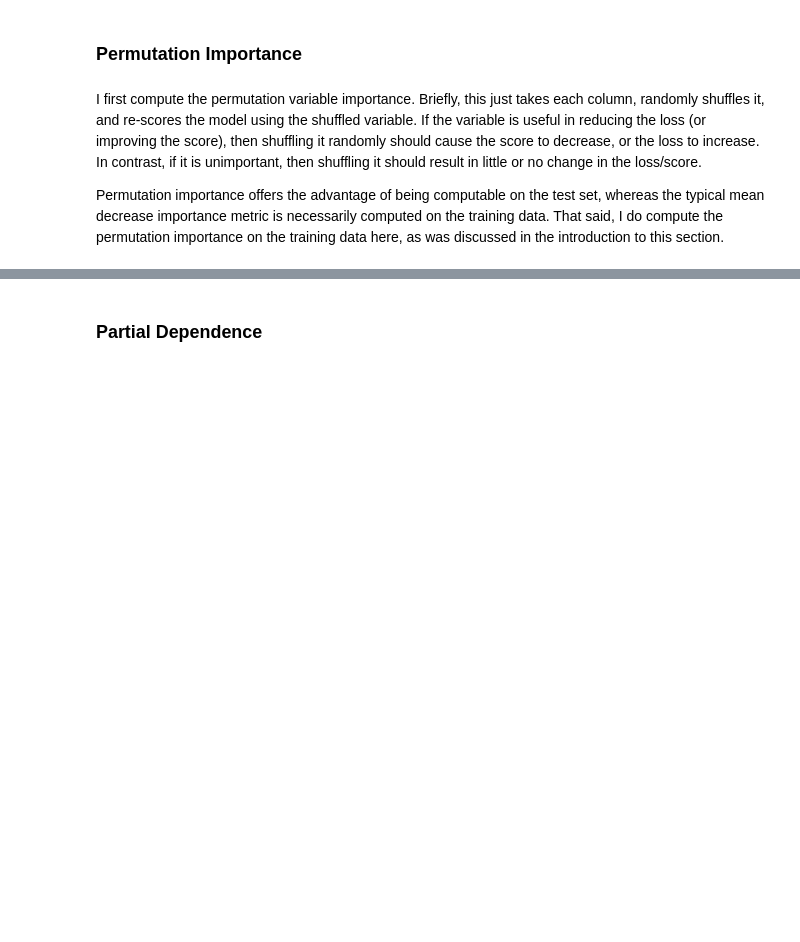
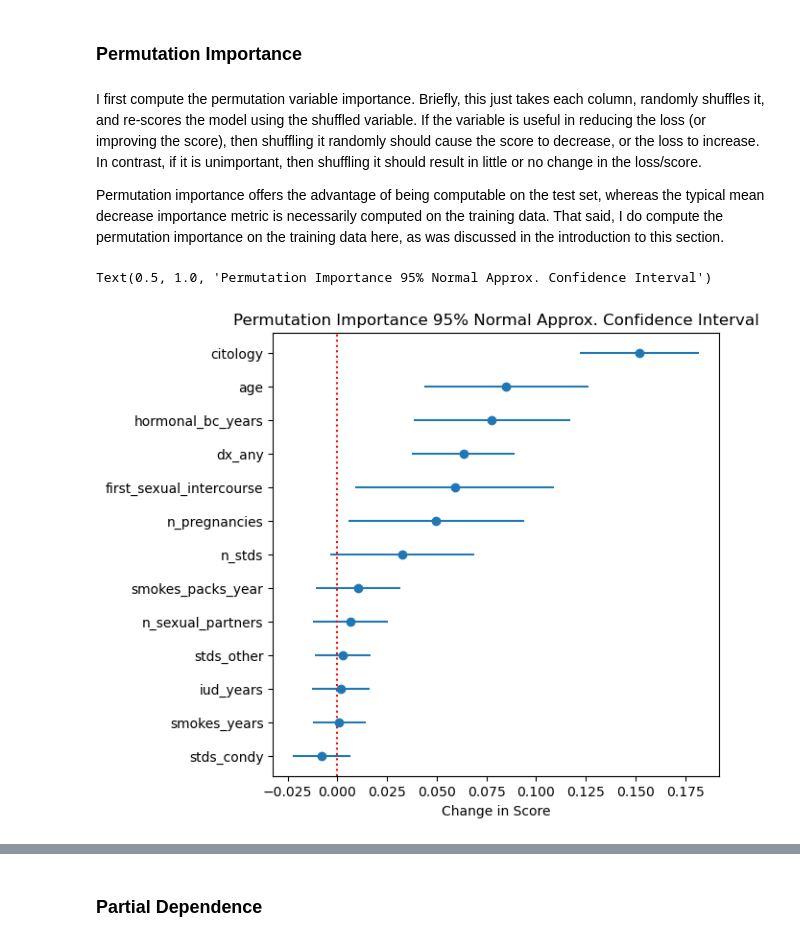
Before and after one commit to jmniehaus/cervical_cancer, a Jupyter notebook: cervical.ipynb, the cells around one changed output, grey strips where cells are left out. Saved outputs shown, nothing was run; the diff lists cells and outputs as text; code cells hidden in the pictures; blank space fills up the shorter version.

```diff
--- a/cervical.ipynb
+++ b/cervical.ipynb
@@ -40,6 +40,9 @@ from shutil import rmtree
 from mice_imputer import *
 from missing_transformer import *
 import pickle
+
+# Should model be re-run? If false, it is loaded from pkl on disk.
+run = False
 # %% [markdown]
 # Data Housekeeping
 We'll first read in the data from UCI repo:
@@ -507,8 +681,0 @@ def save_obj(obj, filename):
-# %%
-try:
-    save_obj(res, "/home/john/gdrive/github/cervical_cancer/rcv.pkl")
-except:
-    print("Object not created...attempting load...")
-
-    with open("/home/john/gdrive/github/cervical_cancer/rcv.pkl", "rb") as f:
-        res = pickle.load(f)
@@ -581,7 +795,7 @@ imp = permutation_importance(
     x,
     y.values.flatten(),
     scoring = f_scorer,
-    n_repeats = 100,
+    n_repeats = 500,
     random_state = 897447,
     n_jobs=-1
 )
@@ -591,6 +805,12 @@ imp_df = pd.DataFrame(
     imp.importances[imp_sort].T,
     columns = x.columns[imp_sort]
 )
-
-bplot = imp_df.boxplot(vert = False)
-bplot.set_title("Permutation Variable Importance")
+# %%
+mpl.rcParams['figure.figsize'] = [6, 6]
+bplot = plt.errorbar(x=imp_df.mean(), y = imp_df.columns, xerr = 1.96*imp_df.std(), linestyle='None', marker='o')
+plt.axvline(x = 0, color='red', linestyle = ':')
+plt.xlabel("Change in Score")
+plt.title("Permutation Importance 95% Normal Approx. Confidence Interval")
+# %% [output]
+Text(0.5, 1.0, 'Permutation Importance 95% Normal Approx. Confidence Interval')
+[figure, added]
```
Also changed, not shown: parts of 32 cells of this notebook.
